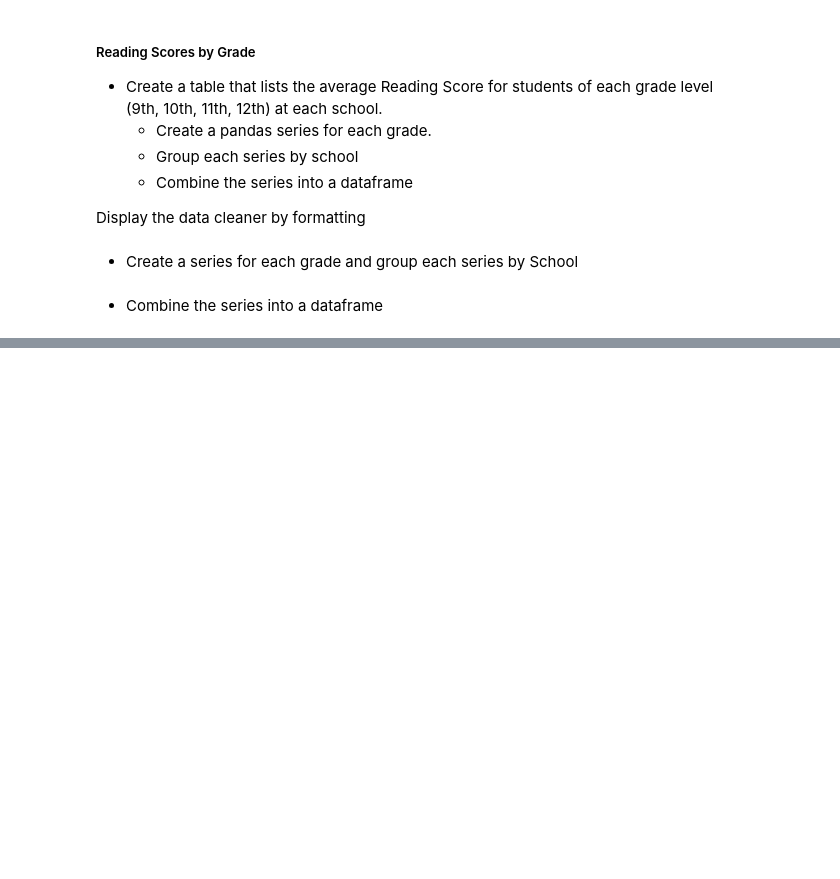
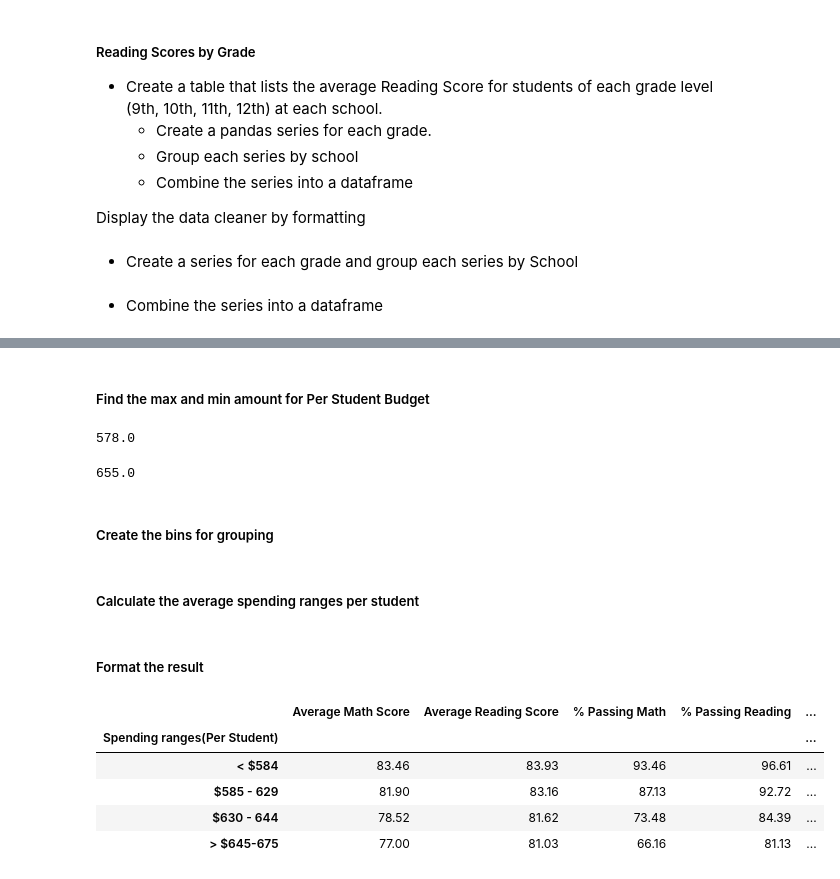
Before and after one commit to ShimsyV/pandas-challenge, a Jupyter notebook: PyCitySchools/PyCitySchools.ipynb, the cells around one changed output, grey strips where cells are left out. Drawn from its saved outputs; the diff is of its cells as text; code cells hidden in the pictures; blank space fills up the shorter version.

```diff
--- a/PyCitySchools/PyCitySchools.ipynb
+++ b/PyCitySchools/PyCitySchools.ipynb
@@ -570,0 +603,36 @@ average_reading_score_df.head()
+# %% [markdown]
+##### Find the max and min amount for Per Student Budget
+# %%
+School_summary['Per Student Budget'].min()
+# %% [output]
+578.0
+# %%
+School_summary['Per Student Budget'].max()
+# %% [output]
+655.0
+# %% [markdown]
+##### Create the bins for grouping
+# %%
+bins = [0, 585, 630, 645, 675]
+group_names = ["< $584", "$585 - 629", "$630 - 644", "> $645-675"]
+# %% [markdown]
+##### Calculate the average spending ranges per student
+# %%
+scoreByBudget = School_summary[["Average Math Score", "Average Reading Score", "% Passing Math", "% Passing Reading", "% Overall Passing"]].groupby(pd.cut(School_summary["Per Student Budget"], bins=bins, labels=group_names )).mean()
+scoreByBudget.index.name = "Spending ranges(Per Student)"
+scoreByBudget = scoreByBudget.reindex(group_names)
+# %% [markdown]
+##### Format the result
+# %%
+scoreByBudget.style.format({"Average Math Score": "{:.2f}",
+                             "Average Reading Score": "{:.2f}",
+                             "% Passing Math": "{:.2f}",
+                             "% Passing Reading": "{:.2f}",
+                             "% Overall Passing": "{:.2f}"})
+# %% [output]
+|  | Average Math Score | Average Reading Score | % Passing Math | % Passing Reading | ... |
+| Spending ranges(Per Student) |  |  |  |  | ... |
+| < $584 | 83.46 | 83.93 | 93.46 | 96.61 | ... |
+| $585 - 629 | 81.90 | 83.16 | 87.13 | 92.72 | ... |
+| $630 - 644 | 78.52 | 81.62 | 73.48 | 84.39 | ... |
+| > $645-675 | 77.00 | 81.03 | 66.16 | 81.13 | ... |
```
Also changed, not shown: parts of 4 cells of this notebook.
